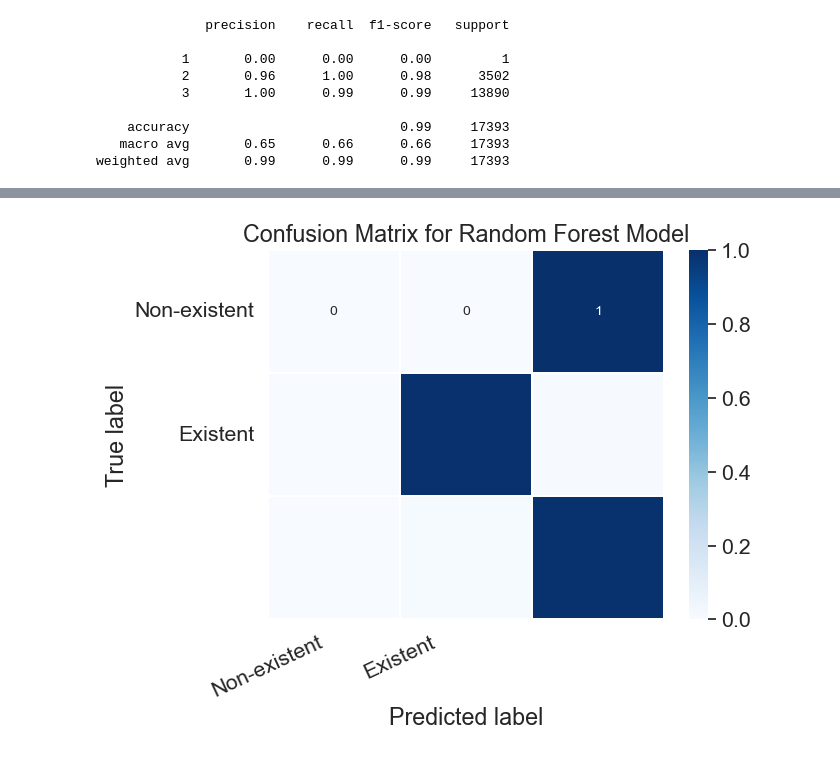
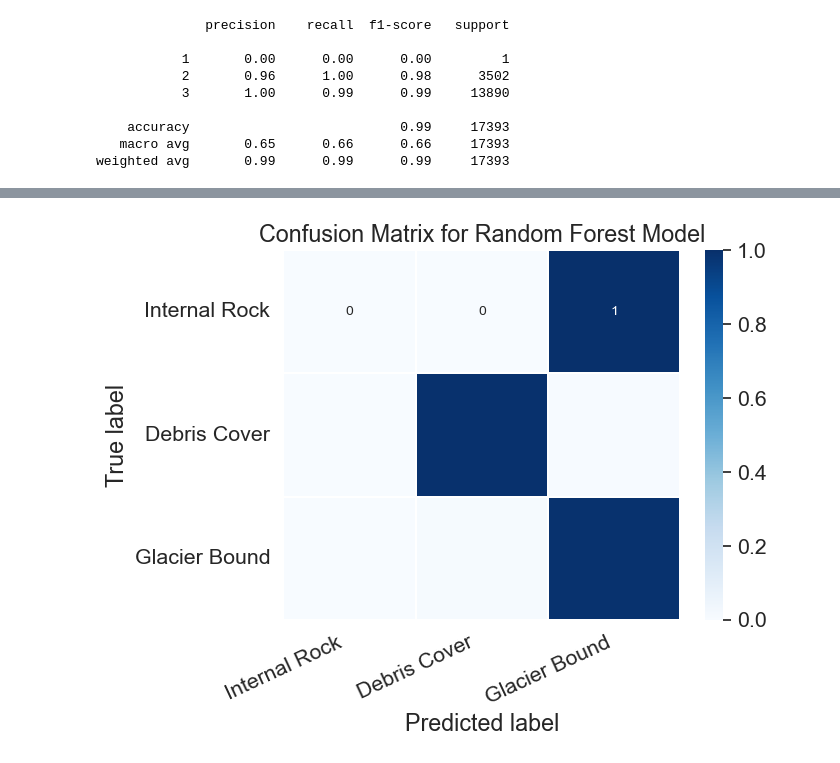
Before and after one commit to genesisjruiz/Project_4_USA_Glaciers, a Jupyter notebook: Notebook/Predicting_Glaciers_Type_model.ipynb, the cells around one changed output, grey strips where cells are left out. Drawn from its saved outputs; the diff is of its cells as text; code cells hidden in the pictures.

```diff
--- a/Notebook/Predicting_Glaciers_Type_model.ipynb
+++ b/Notebook/Predicting_Glaciers_Type_model.ipynb
@@ -176,23 +176,23 @@ print(r_squared)
 # %%
 #Trying seaborn display for confusion matrix, not sure if it looks good
 # Get and reshape confusion matrix data
 training_matrix = training_matrix.astype('float') / training_matrix.sum(axis=1)[:, np.newaxis]
 
 # Build the plot
 #plt.figure(figsize=(16,7))
 sns.set(font_scale=1.4)
 sns.heatmap(training_matrix, annot=True, annot_kws={'size':10},
             cmap=plt.cm.Blues, linewidths=0.2)
 
 # Add labels to the plot
-class_names = ['Non-existent','Existent']
+class_names = ['Internal Rock','Debris Cover','Glacier Bound']
 tick_marks = np.arange(len(class_names))
 tick_marks2 = tick_marks + 0.5
 plt.xticks(tick_marks, class_names, rotation=25)
 plt.yticks(tick_marks2, class_names, rotation=0)
 plt.xlabel('Predicted label')
 plt.ylabel('True label')
 plt.title('Confusion Matrix for Random Forest Model')
 plt.show()
 # %% [output]
-[figure, old version]
+[figure, new version]
```
Also changed, not shown: parts of 3 cells of this notebook.
